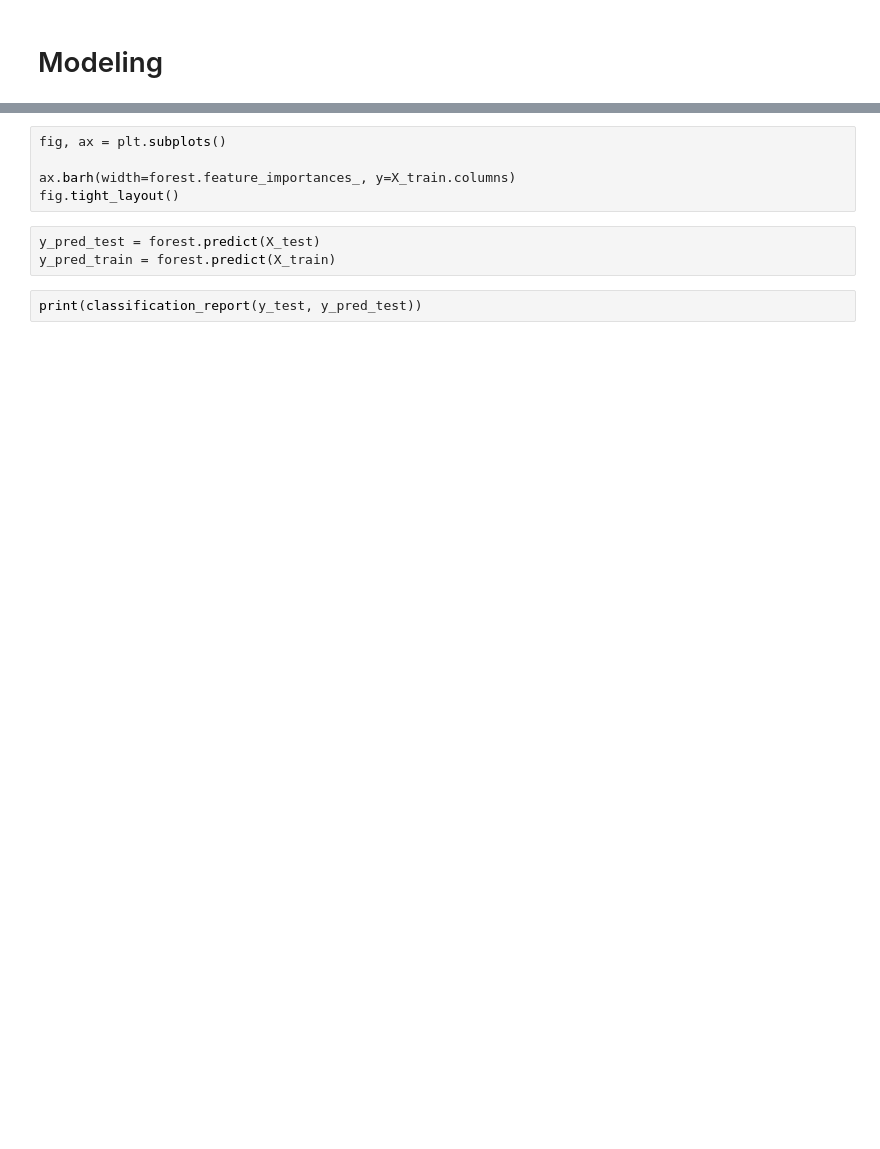
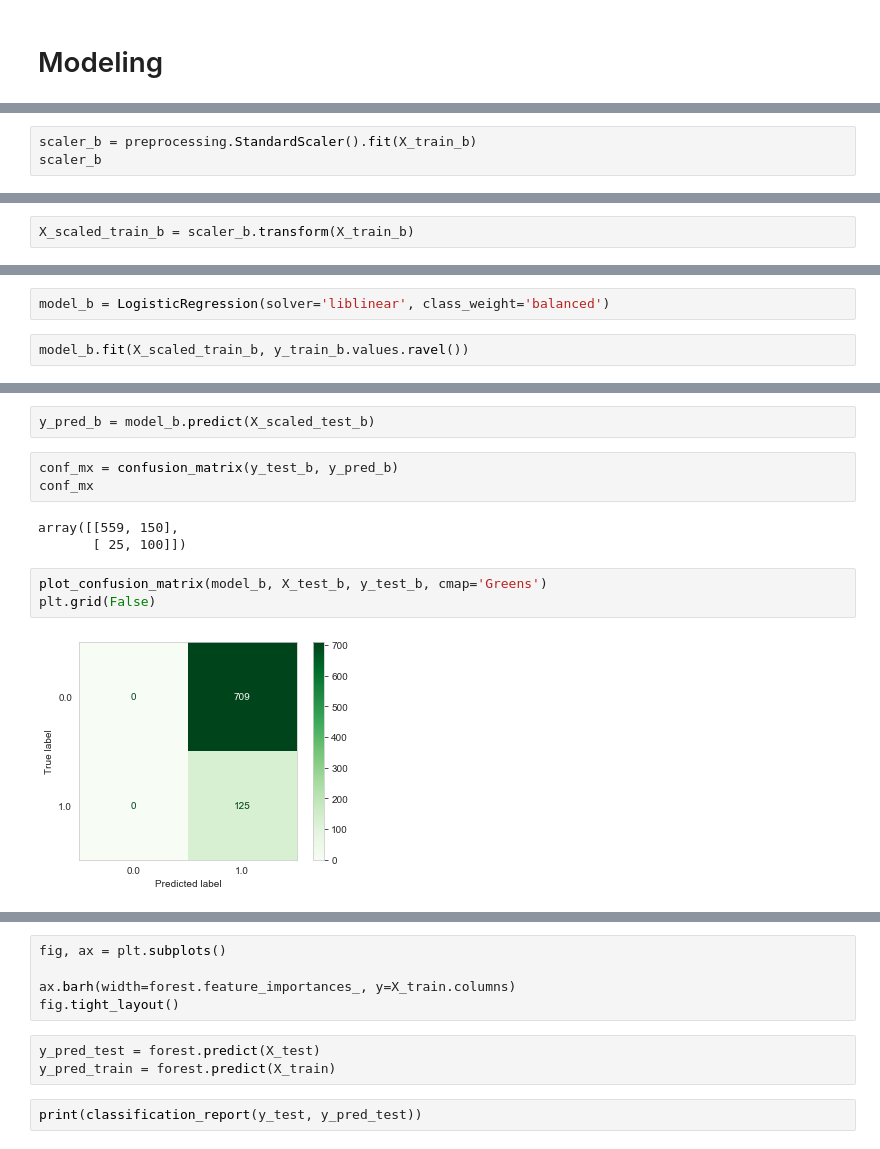
Before and after one commit to jmg0144/Customer-Churn-Classification-Analysis, a Jupyter notebook: phase-3-project.ipynb, the cells around one changed output, grey strips where cells are left out. Saved outputs shown, nothing was run; the diff lists cells and outputs as text; blank space fills up the shorter version.

Commit message:
Updated models

```diff
--- a/phase-3-project.ipynb
+++ b/phase-3-project.ipynb
@@ -375,0 +384,3 @@ forest.fit(X_train, y_train)
+# %%
+scaler_b = preprocessing.StandardScaler().fit(X_train_b)
+scaler_b
@@ -375,0 +389,2 @@ forest.fit(X_train, y_train)
+# %%
+X_scaled_train_b = scaler_b.transform(X_train_b)
@@ -375,0 +393,4 @@ forest.fit(X_train, y_train)
+# %%
+model_b = LogisticRegression(solver='liblinear', class_weight='balanced')
+# %%
+model_b.fit(X_scaled_train_b, y_train_b.values.ravel())
@@ -375,0 +414,13 @@ forest.fit(X_train, y_train)
+# %%
+y_pred_b = model_b.predict(X_scaled_test_b)
+# %%
+conf_mx = confusion_matrix(y_test_b, y_pred_b)
+conf_mx
+# %% [output]
+array([[559, 150],
+       [ 25, 100]])
+# %%
+plot_confusion_matrix(model_b, X_test_b, y_test_b, cmap='Greens')
+plt.grid(False)
+# %% [output]
+[figure, added]
```
Also changed, not shown: parts of 77 cells of this notebook.
